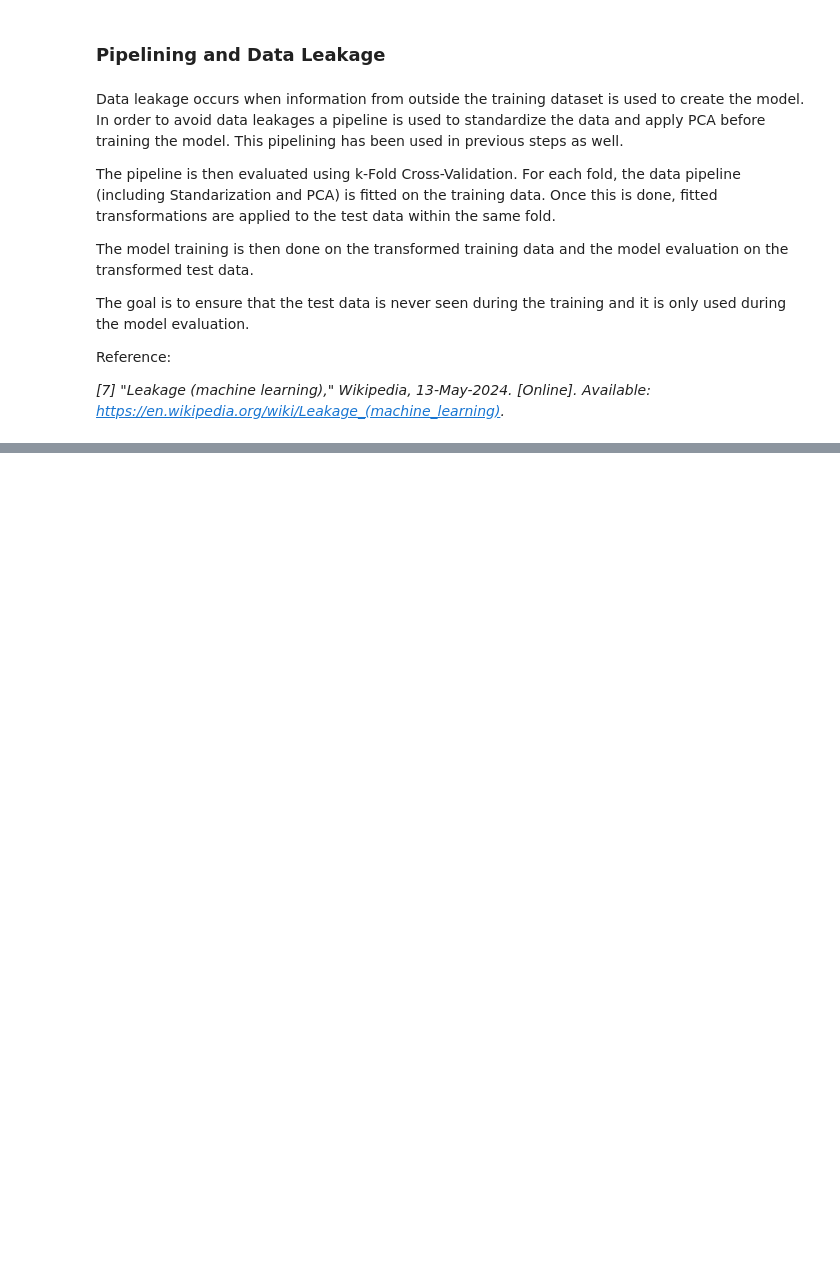
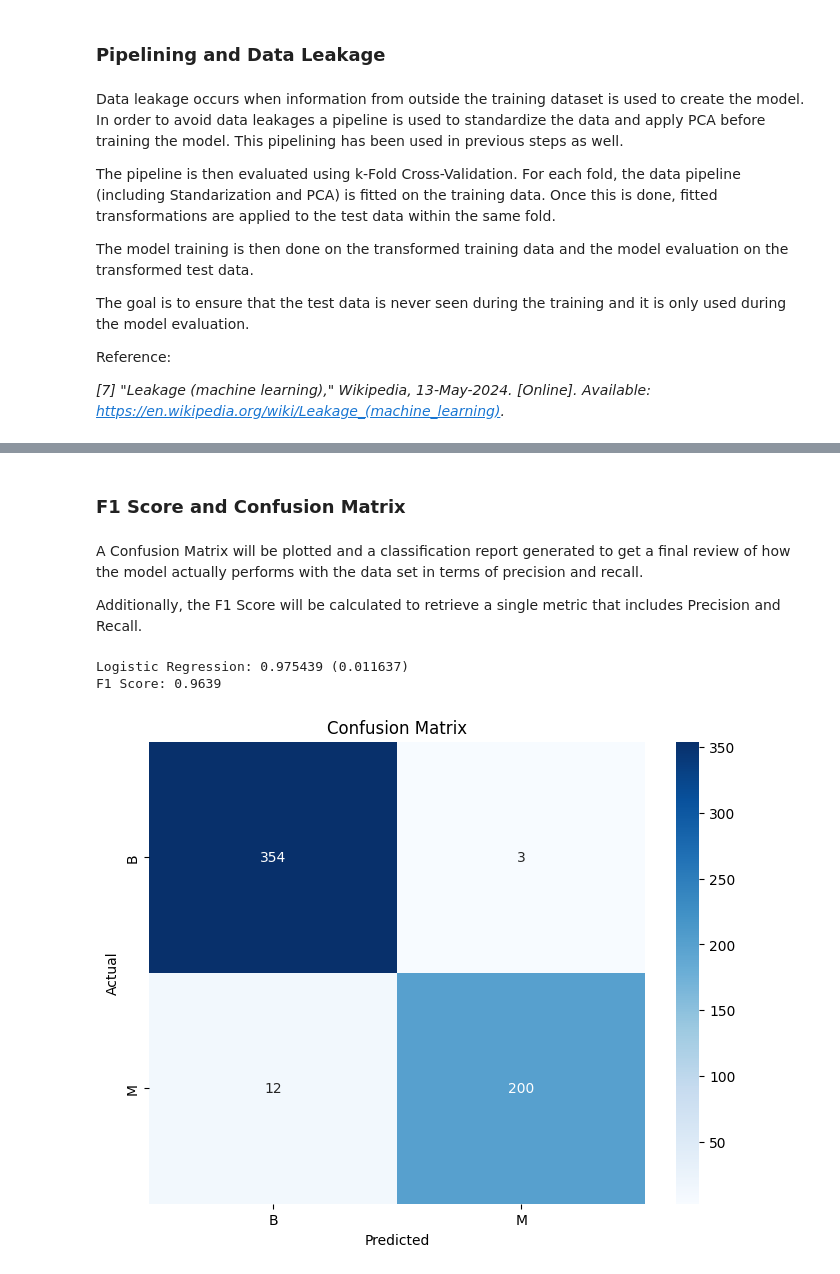
Before and after one commit to aadel7/breast-cancer-ml-model, a Jupyter notebook: AML Coursework.ipynb, the cells around one changed output, grey strips where cells are left out. Saved outputs shown, nothing was run; the diff lists cells and outputs as text; code cells hidden in the pictures; blank space fills up the shorter version.

Commit message:
final evaluation, confusion matrix

```diff
--- a/AML Coursework.ipynb
+++ b/AML Coursework.ipynb
@@ -694,0 +794,79 @@ When using the first five PCA components, machine learning models tend to perfor
+# %% [markdown]
+### F1 Score and Confusion Matrix
+# %% [markdown]
+A Confusion Matrix will be plotted and a classification report generated to get a final review of how the model actually performs with the data set in terms of precision and recall.
+
+Additionally, the F1 Score will be calculated to retrieve a single metric that includes Precision and Recall.
+# %%
+import matplotlib.pyplot as plt
+import pandas as pd
+from ucimlrepo import fetch_ucirepo
+from sklearn.linear_model import LogisticRegression
+from sklearn.model_selection import KFold, cross_val_score
+from sklearn.pipeline import Pipeline
+from sklearn.preprocessing import StandardScaler
+from sklearn.decomposition import PCA
+from sklearn.metrics import confusion_matrix, f1_score, classification_report
+import seaborn as sns
+from sklearn.preprocessing import LabelEncoder
+
+# Fetch dataset
+breast_cancer_wisconsin_diagnostic = fetch_ucirepo(id=17)
+
+# Data (as pandas dataframes)
+X = breast_cancer_wisconsin_diagnostic.data.features
+y = breast_cancer_wisconsin_diagnostic.data.targets
+
+# Convert target variable to numerical values
+label_encoder = LabelEncoder()
+y = label_encoder.fit_transform(y.squeeze())
+
+# Number of folds and random seed
+num_folds = 10
+seed = 7
+
+# Define the k-fold cross-validator
+kfold = KFold(n_splits=num_folds, random_state=seed, shuffle=True)
+
+# Prepare Logistic Regression model within a pipeline to avoid data leakage
+logistic_regression_pipeline = Pipeline([
+    ('scaler', StandardScaler()),
+    ('pca', PCA(n_components=5)),
+    ('classifier', LogisticRegression(solver='liblinear', C=0.1, penalty='l2'))
+])
+
+# Evaluate the model using cross-validation
+scoring = 'accuracy'
+cv_results = cross_val_score(logistic_regression_pipeline, X, y, cv=kfold, scoring=scoring)
+
+# Print cross-validation results
+print("Logistic Regression: %f (%f)" % (cv_results.mean(), cv_results.std()))
+
+# Create a DataFrame to display the cross-validation results
+results_df = pd.DataFrame({
+    'Model': ['Logistic Regression'],
+    'Mean Accuracy': [cv_results.mean()],
+    'Standard Deviation': [cv_results.std()]
+})
+# Fit the model on the training data
+logistic_regression_pipeline.fit(X, y)
+y_pred = logistic_regression_pipeline.predict(X)
+
+# Generate Confusion Matrix
+conf_matrix = confusion_matrix(y, y_pred)
+
+# Plot Confusion Matrix
+plt.figure(figsize=(8, 6))
+sns.heatmap(conf_matrix, annot=True, fmt='d', cmap='Blues', xticklabels=label_encoder.classes_, yticklabels=label_encoder.classes_)
+plt.xlabel('Predicted')
+plt.ylabel('Actual')
+plt.title('Confusion Matrix')
+plt.show()
+
+# Print Classification Report
+print("Classification Report:")
+print(classification_report(y, y_pred, target_names=label_encoder.classes_))
+# %% [output]
+Logistic Regression: 0.975439 (0.011637)
+F1 Score: 0.9639
+[figure, added]
```
Also changed, not shown: parts of 9 cells of this notebook.
